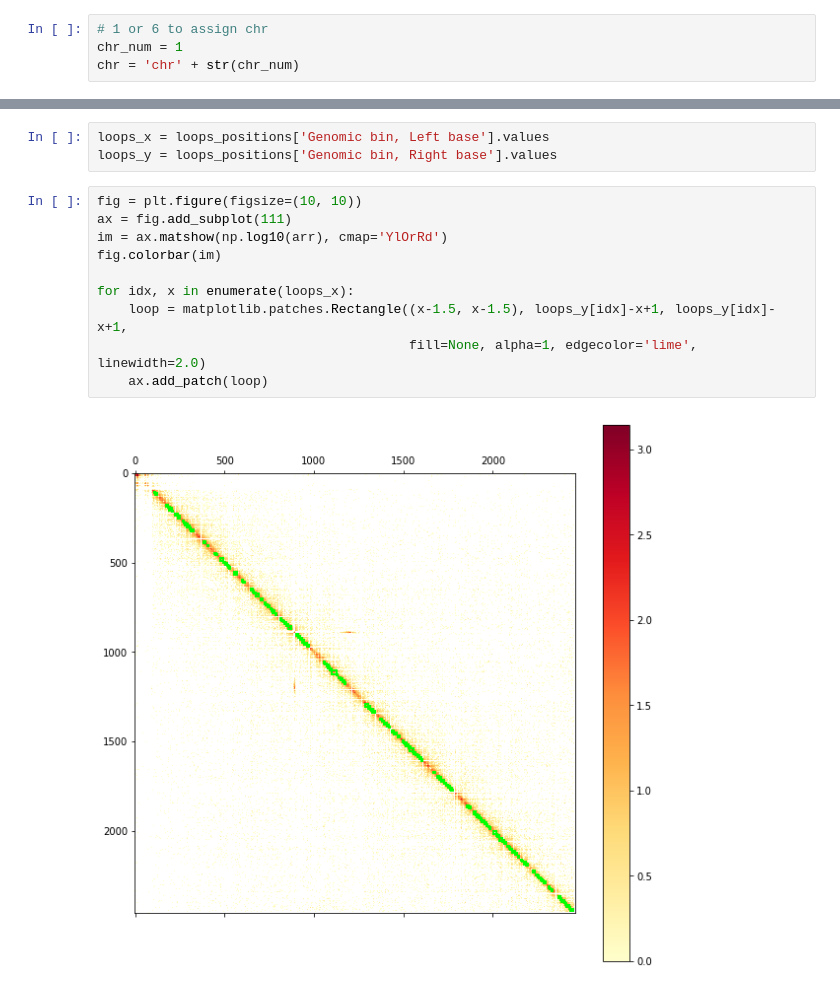
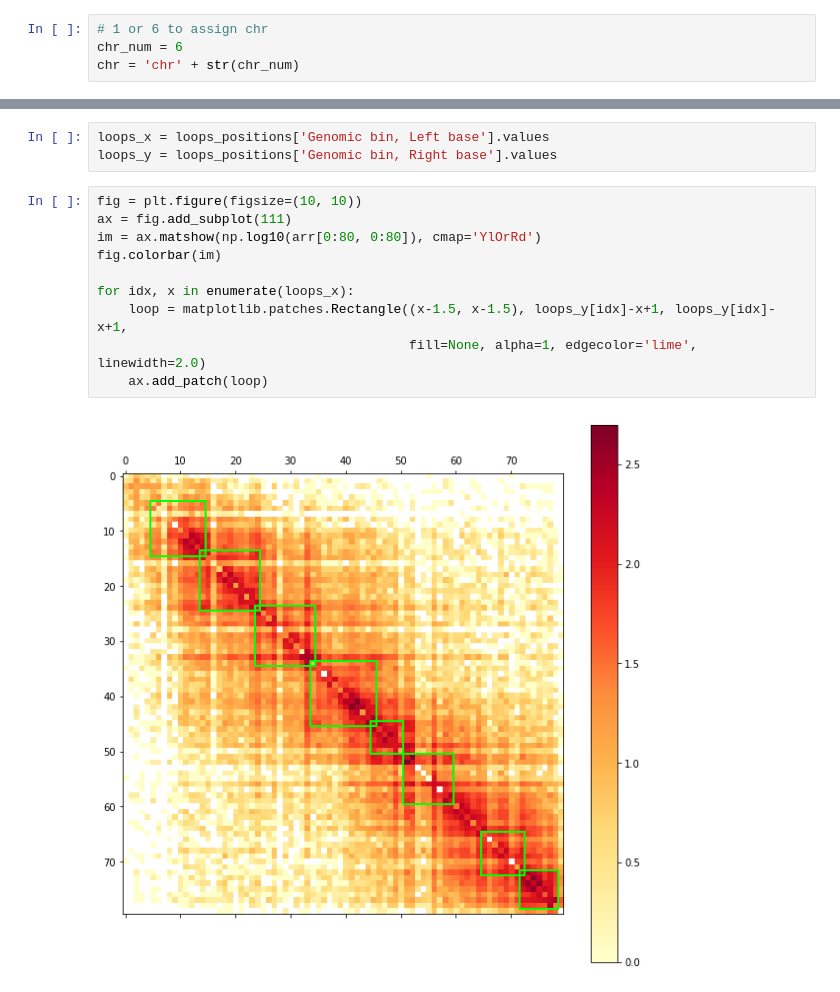
Before and after one commit to GoodBoy962/Dictyostelium-loops, a Jupyter notebook: parsing_coolers.ipynb, the cells around one changed output, grey strips where cells are left out. Cells and saved outputs as stored; diff of their text form.

Commit message:
zoom loops visualization

```diff
--- a/parsing_coolers.ipynb
+++ b/parsing_coolers.ipynb
@@ -68,7 +68,7 @@ c.info
 ### Bins visualization
 # %%
 # 1 or 6 to assign chr
-chr_num = 1
+chr_num = 6
 chr = 'chr' + str(chr_num)
 # %%
 bins = c.bins()[:]
@@ -99,12 +111,12 @@ loops_y = loops_positions['Genomic bin, Right base'].values
 # %%
 fig = plt.figure(figsize=(10, 10))
 ax = fig.add_subplot(111)
-im = ax.matshow(np.log10(arr), cmap='YlOrRd')
+im = ax.matshow(np.log10(arr[0:80, 0:80]), cmap='YlOrRd')
 fig.colorbar(im)
 
 for idx, x in enumerate(loops_x):
     loop = matplotlib.patches.Rectangle((x-1.5, x-1.5), loops_y[idx]-x+1, loops_y[idx]-x+1,
                                         fill=None, alpha=1, edgecolor='lime', linewidth=2.0)
     ax.add_patch(loop)
 # %% [output]
-[figure, old version]
+[figure, new version]
```
Also changed, not shown: parts of 3 cells of this notebook.
